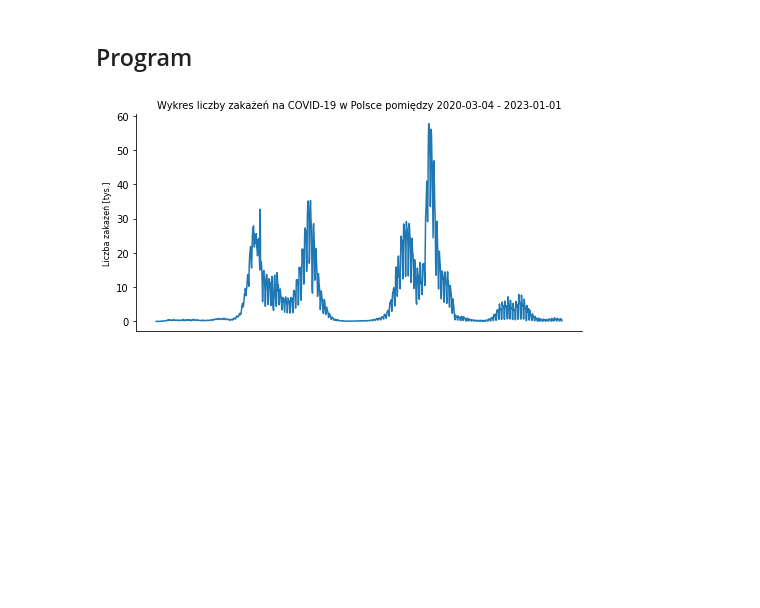
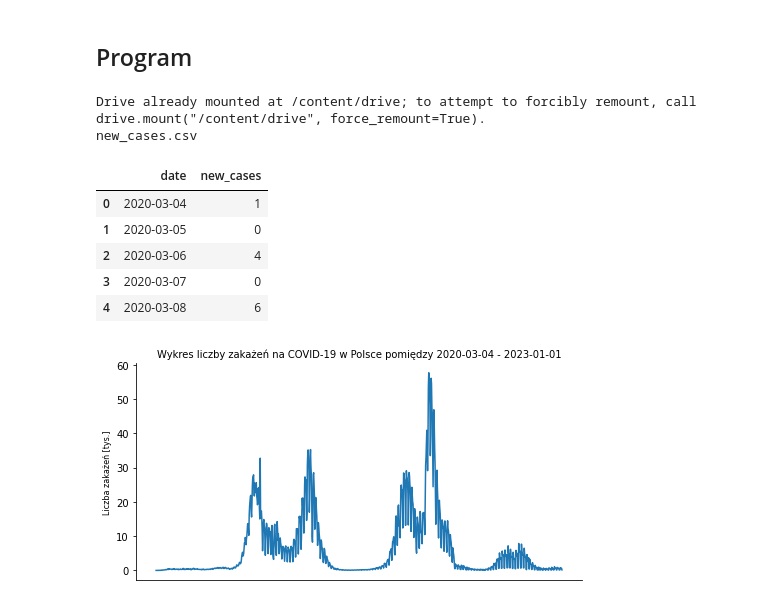
Before and after one commit to antoniperuzynski/BenfordsLaw, a Jupyter notebook: Benford_Law.ipynb, the cells around one changed output. Cells and saved outputs as stored; diff of their text form; code cells hidden in the pictures; blank space fills up the shorter version.

```diff
--- a/Benford_Law.ipynb
+++ b/Benford_Law.ipynb
@@ -269,4 +269,11 @@ def newCasesForCountry(dfAll, country):
   dfCountry.iloc[:,1] = dfCountry.iloc[:,1].astype(int)
   dfCountry.rename(columns =  {country: "new_cases"}, inplace = True)
   return dfCountry
+# %%
+from google.colab import drive
+drive.mount('/content/drive')
+!ls "/content/drive/MyDrive/UE/Praca_magisterska_Prawo_Benforda/Data/"
+# %% [output]
+Drive already mounted at /content/drive; to attempt to forcibly remount, call drive.mount("/content/drive", force_remount=True).
+new_cases.csv
 # %%
@@ -278,6 +285,15 @@ dfAll = pd.read_csv("new_cases.csv")
 # df.head()
 # %%
 df = newCasesForCountry(dfAll, "Poland")
+# %%
+df.head()
+# %% [output]
+|  | date | new_cases |
+| 0 | 2020-03-04 | 1 |
+| 1 | 2020-03-05 | 0 |
+| 2 | 2020-03-06 | 4 |
+| 3 | 2020-03-07 | 0 |
+| 4 | 2020-03-08 | 6 |
 # %%
 #df=load_data('Poland_COVID.xlsx')
 # df=df.dropna()
```
Also changed, not shown: parts of 6 cells of this notebook.
